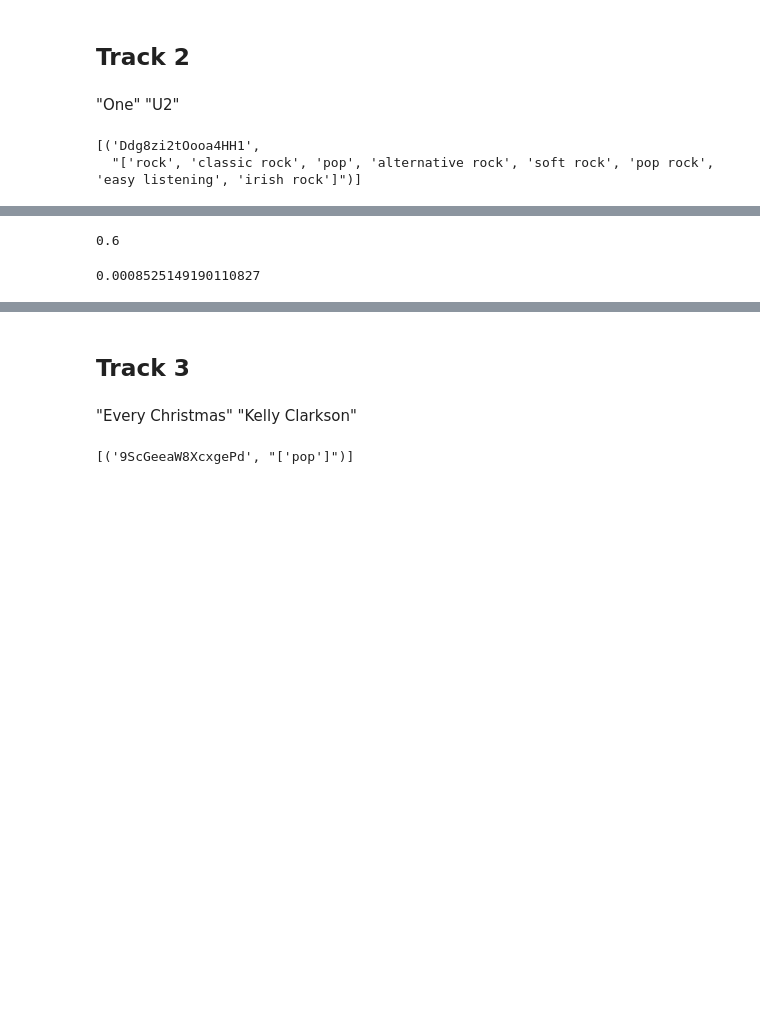
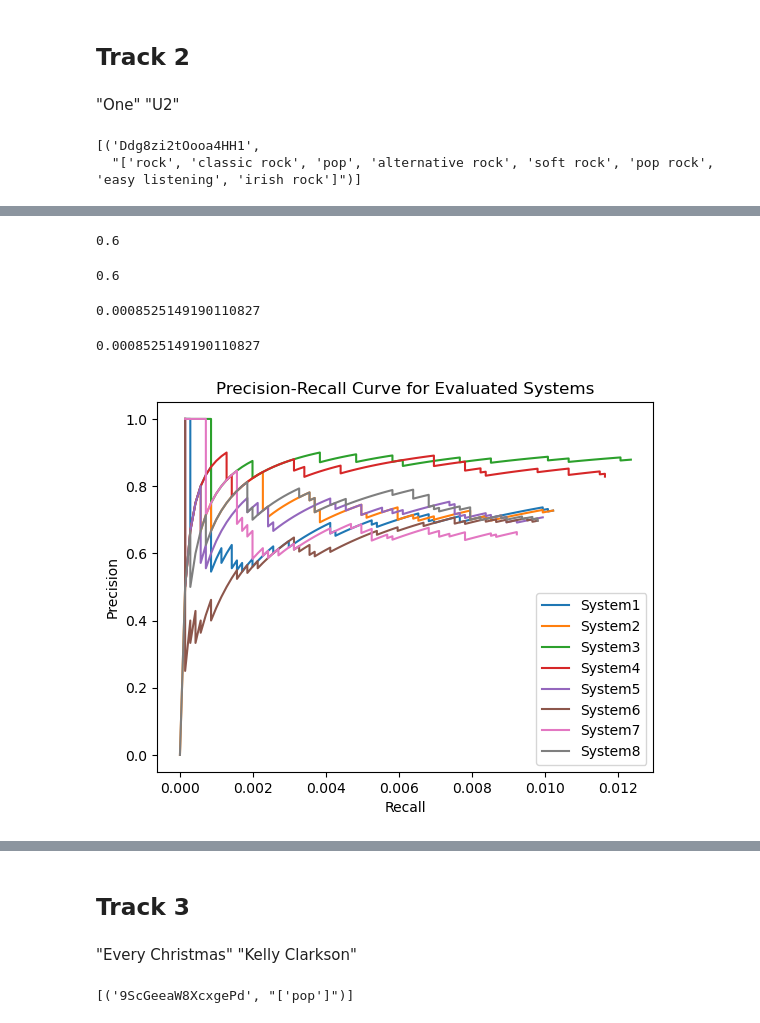
Before and after one commit to SaraCoolman/MMSR, a Jupyter notebook: project_2_team_E/main.ipynb, the cells around one changed output, grey strips where cells are left out. Cells and saved outputs as stored; diff of their text form; code cells hidden in the pictures; blank space fills up the shorter version.

```diff
--- a/project_2_team_E/main.ipynb
+++ b/project_2_team_E/main.ipynb
@@ -318,12 +285,70 @@ retrieved_genres2
 # %%
-p2 = calculate_precision(query_genre2, retrieved_genres2)
-p2
+#retrieve 100 results (audio based)
+q2_genres_mfcc_stats = get_genre_from_ids(audio_based(id=id_track2, repr=mfcc_stats, N=100, sim_func=cos_sim), genres)
+q2_genres_blf_correlation = get_genre_from_ids(audio_based(id=id_track2, repr=blf_correlation, N=100, sim_func=cos_sim), genres)
+q2_genres_ivec256 = get_genre_from_ids(audio_based(id=id_track2, repr=ivec256, N=100, sim_func=cos_sim), genres)
+q2_genres_musicnn = get_genre_from_ids(audio_based(id=id_track2, repr=musicnn, N=100, sim_func=cos_sim), genres)
+#text based
+q2_genres_tfidf = get_genre_from_ids(text_based(id=id_track2, repr=tfidf, N=100, sim_func=cos_sim), genres)
+q2_genres_word2vec = get_genre_from_ids(text_based(id=id_track2, repr=word2vec, N=100, sim_func=cos_sim),genres)
+q2_genres_bert =  get_genre_from_ids(text_based(id=id_track2, repr=bert, N=100, sim_func=cos_sim),genres)
+q2_genres_random = get_genre_from_ids(random_baseline(id=id_track2, info=info, N=100),genres)
+
+q2_genres_mfcc_stats10 = get_genre_from_ids(audio_based(id=id_track2, repr=mfcc_stats, N=10, sim_func=cos_sim), genres)
-# %% [output]
-0.6
-# %%
-r2 = calculate_recall(query_genre2, retrieved_genres2, dataset_genres)
-r2
-# %% [output]
-0.0008525149190110827
+# %%
+calculate_precision(query_genre2,q2_genres_mfcc_stats10)
+# %% [output]
+0.6
+# %%
+calculate_precision_at_k(query_genre2,q2_genres_mfcc_stats,10)
+# %% [output]
+0.6
+# %%
+calculate_recall(query_genre2,q2_genres_mfcc_stats10,dataset_genres)
+# %% [output]
+0.0008525149190110827
+# %%
+calculate_recall_at_k(query_genre2,q2_genres_mfcc_stats, dataset_genres, 10)
+# %% [output]
+0.0008525149190110827
+# %%
+#plot precision recall curve for query track2 for all evaluated systems
+
+system_data = {
+    "System1": {"query_genre": query_genre2, "retrieved_genres": q2_genres_mfcc_stats, "dataset_genres": dataset_genres},
+    "System2": {"query_genre": query_genre2, "retrieved_genres": q2_genres_blf_correlation, "dataset_genres": dataset_genres},
+    "System3": {"query_genre": query_genre2, "retrieved_genres": q2_genres_ivec256, "dataset_genres": dataset_genres},
+    "System4": {"query_genre": query_genre2, "retrieved_genres": q2_genres_musicnn, "dataset_genres": dataset_genres},
+    "System5": {"query_genre": query_genre2, "retrieved_genres": q2_genres_tfidf, "dataset_genres": dataset_genres},
+    "System6": {"query_genre": query_genre2, "retrieved_genres": q2_genres_word2vec, "dataset_genres": dataset_genres},
+    "System7": {"query_genre": query_genre2, "retrieved_genres": q2_genres_bert, "dataset_genres": dataset_genres},
+    "System8": {"query_genre": query_genre2, "retrieved_genres": q2_genres_random, "dataset_genres": dataset_genres},
+}
+
+#Vary k from 1 to 100
+k_values = list(range(1, 100))
+
+for system_name, system_info in system_data.items():
+    precisions = []
+    recalls = []
+
+    for k in k_values:
+        precision = calculate_precision_at_k(system_info["query_genre"], system_info["retrieved_genres"], k)
+        recall = calculate_recall_at_k(system_info["query_genre"], system_info["retrieved_genres"], system_info["dataset_genres"], k)
+
+        precisions.append(precision)
+        recalls.append(recall)
+
+    plt.plot(recalls, precisions, label=system_name)
+
+# Add labels and legend
+plt.xlabel("Recall")
+plt.ylabel("Precision")
+plt.title("Precision-Recall Curve for Evaluated Systems")
+plt.legend()
+
+plt.show()
+# %% [output]
+[figure, added]
 # %%
 display_res(res["track2"]["mfcc_bow"]["cos_sim"], info)
```
Also changed, not shown: parts of 28 cells of this notebook, 1 other file.
